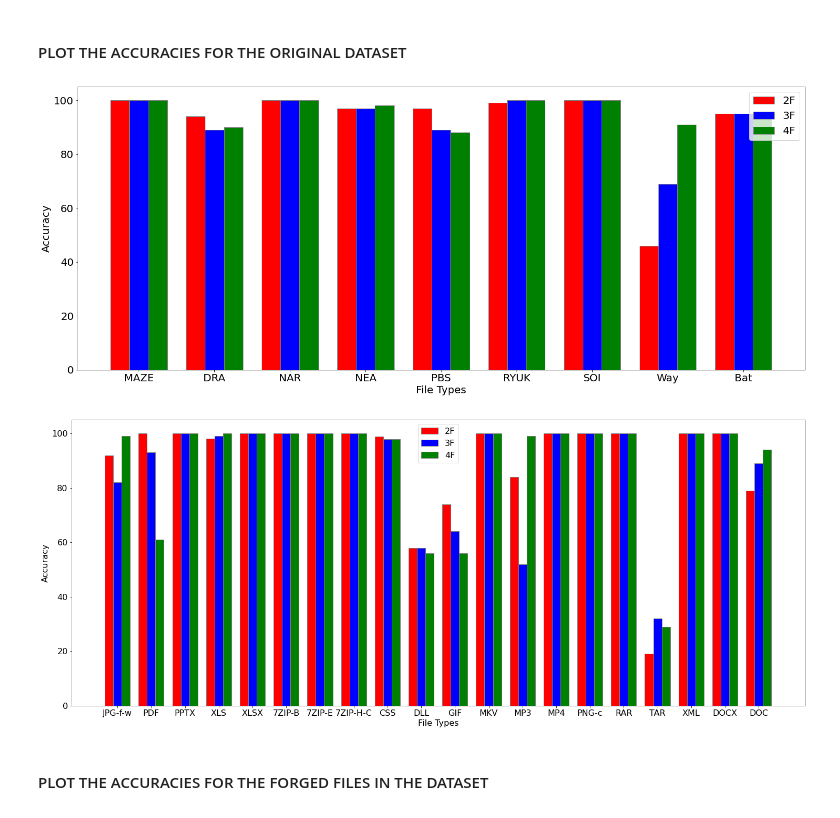
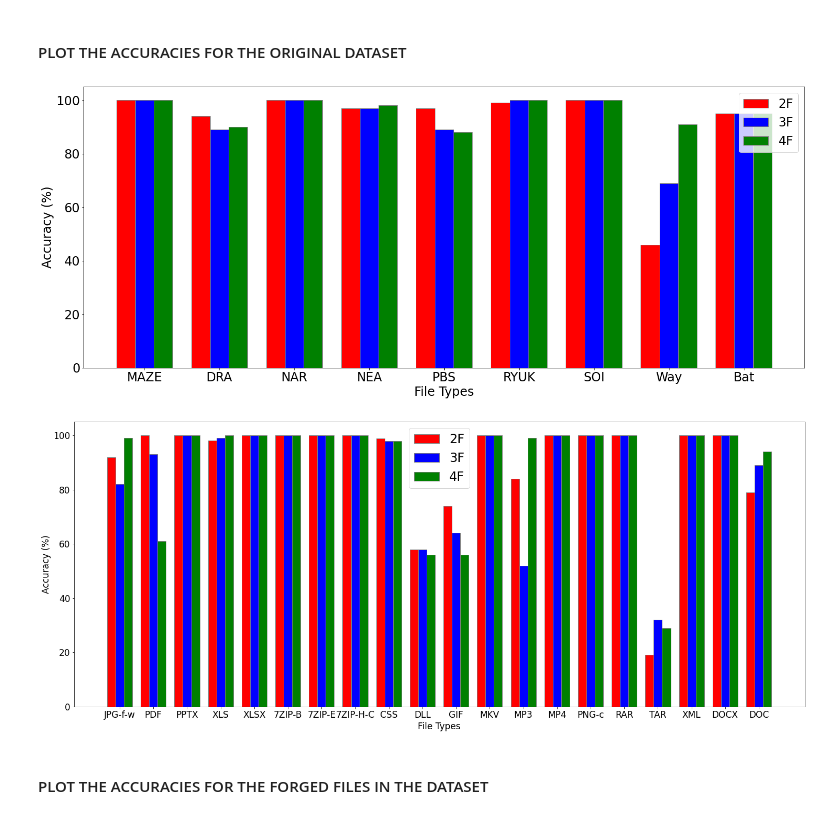
Before and after one commit to gomitolof/DAA-for-Ransomware-detection, a Jupyter notebook: models_mix/best_models.ipynb, the cells around one changed output. Cells and saved outputs as stored; diff of their text form; code cells hidden in the pictures.

```diff
--- a/models_mix/best_models.ipynb
+++ b/models_mix/best_models.ipynb
@@ -1555,11 +1555,11 @@ plt.show()
 # %% [output]
 [figure]
 # %%
-plt.rcParams.update({'font.size': 14})
+plt.rcParams.update({'font.size': 16})
 plt.figure(figsize=(9,7))
 #plt.title("Accuracy with l-h")
 plt.xlabel("File Types")
-plt.ylabel("Accuracy")
+plt.ylabel("Accuracy (%)")
 barWidth = 0.20
 br1 = np.arange(len(short_paths[27:36]))
 br2 = [x + barWidth for x in br1]
@@ -1590,9 +1590,9 @@ plt.show()
 # %%
-plt.rcParams.update({'font.size': 14})
+plt.rcParams.update({'font.size': 16})
 plt.figure(figsize=(9,7))
 #plt.title("Accuracy with r-c")
 plt.xlabel("File Types")
-plt.ylabel("Accuracy")
+plt.ylabel("Accuracy (%)")
 barWidth = 0.20
 br1 = np.arange(len(short_paths[27:36]))
 br2 = [x + barWidth for x in br1]
@@ -1657,11 +1657,11 @@ plt.show()
 #### PLOT THE ACCURACIES FOR THE ORIGINAL DATASET
 # %%
 #plot ransomwares
-plt.rcParams.update({'font.size': 20})
+plt.rcParams.update({'font.size': 24})
 plt.figure(figsize=(25,10))
 #plt.title("Ransomwares")
 plt.xlabel("File Types")
-plt.ylabel("Accuracy")
+plt.ylabel("Accuracy (%)")
 barWidth = 0.25
 br1 = np.arange(len(short_paths[27:36]))
 br2 = [x + barWidth for x in br1]
@@ -1673,38 +1673,38 @@ plt.xticks([r + barWidth for r in range(len(short_paths[27:36]))],short_paths[27
 plt.legend()
 plt.savefig('../Img/plot_acc_org_ransom_bars.pdf')
 plt.show()
 
 #plot normal files
-plt.rcParams.update({'font.size': 16})
+plt.rcParams.update({'font.size': 17})
 plt.figure(figsize=(25,10))
 #plt.title("Real files")
 plt.xlabel("File Types")
-plt.ylabel("Accuracy")
+plt.ylabel("Accuracy (%)")
 barWidth = 0.25
 br1 = np.arange(len(short_paths[36:]))
 br2 = [x + barWidth for x in br1]
 br3 = [x + barWidth for x in br2]
 plt.bar(br1, acc_2F_mix[36:], tick_label = short_paths[36:], width=barWidth, color='red', edgecolor ='grey', label ='2F')
 plt.bar(br2, acc_3F_mix[36:], tick_label = short_paths[36:], width=barWidth, color='blue', edgecolor ='grey', label ='3F')
 plt.bar(br3, acc_4F_mix[36:], tick_label = short_paths[36:], width=barWidth, color='green', edgecolor ='grey', label ='4F')
 plt.xticks([r + barWidth for r in range(len(short_paths[36:]))],short_paths[36:])
-plt.legend()
+plt.legend(prop={'size':24})
 plt.savefig('../Img/plot_acc_org_common_bars.pdf')
 plt.show()
 
 
 ### OLD VERSION ###
 #plt.plot(short_paths[27:], acc_DAA_mix[27:], marker='o', color="orange", label="Best DAA on mix dataset")
 # plt.plot(short_paths[27:], acc_2F_mix[27:], marker='o', color="red", label="Best 2F on mix dataset")
 # plt.plot(short_paths[27:], acc_3F_mix[27:], marker='o', color="blue", label="Best 3F on mix dataset")
 # plt.plot(short_paths[27:], acc_4F_mix[27:], marker='o', color="green", label="Best 4F on mix dataset")
 # plt.ylim([0, 100])
 # plt.legend()
 
 #plt.savefig('../Img/plot_acc_org.pdf')
 # %% [output]
-[figure, old version]
+[figure, new version]
-[figure, old version]
+[figure, new version]
 # %% [markdown]
 #### PLOT THE ACCURACIES FOR THE FORGED FILES IN THE DATASET
 # %%
```
Also changed, not shown: parts of 2 cells of this notebook, 4 other files.
